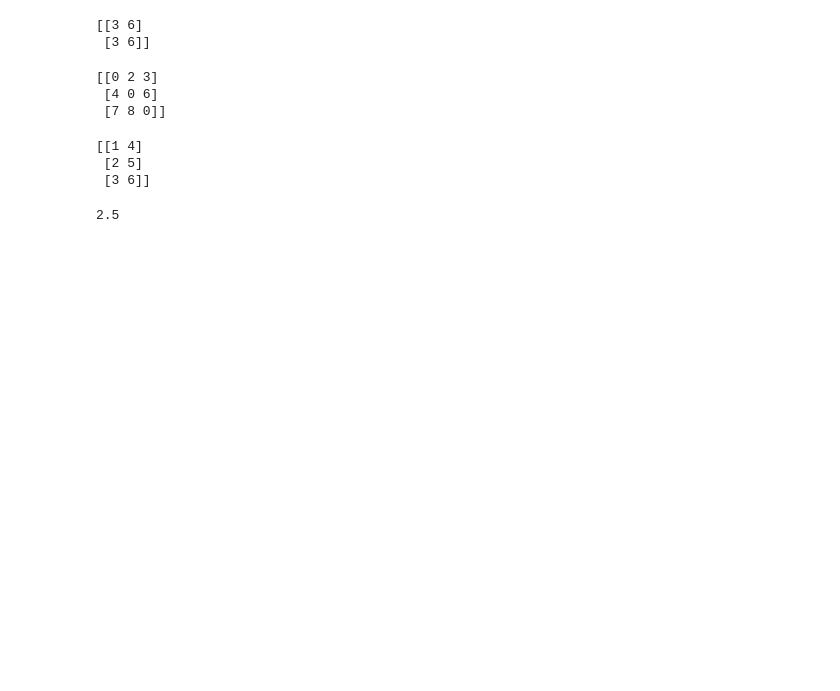
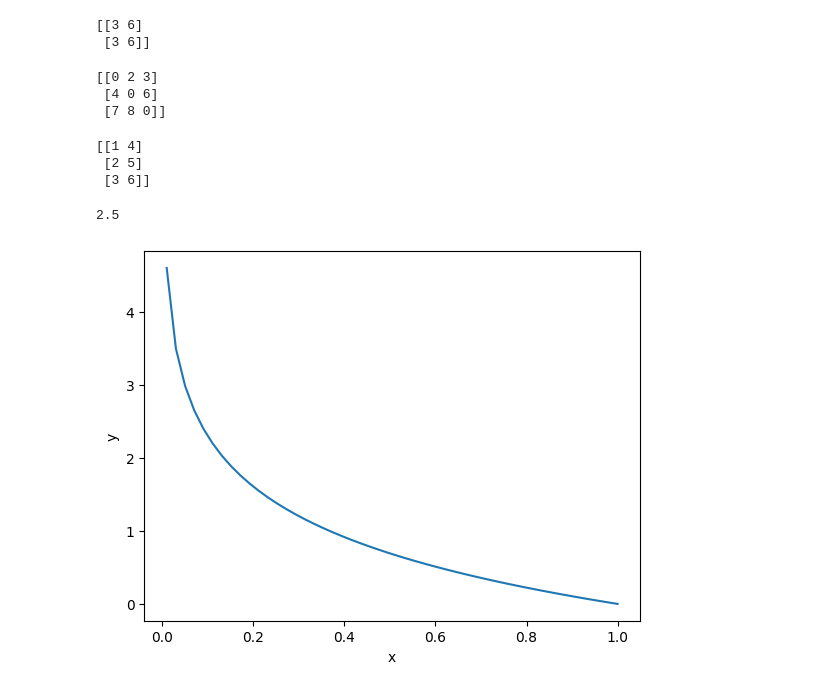
Before and after one commit to domonjo01/colaboratory, a Jupyter notebook: my_notebook.ipynb, the cells around one changed output. Saved outputs shown, nothing was run; the diff lists cells and outputs as text; code cells hidden in the pictures; blank space fills up the shorter version.

```diff
--- a/my_notebook.ipynb
+++ b/my_notebook.ipynb
@@ -1193,3 +1193,16 @@ t = np.array([2, 2, 2, 2, 2]) # 正解
 print(square_sum(y, t))
 # %% [output]
 2.5
+# %%
+import numpy as np
+import matplotlib.pyplot as plt
+
+x = np.linspace(0.01, 1) # 0はとれない
+y = -np.log(x) # -log x
+
+plt.xlabel("x")
+plt.ylabel("y")
+plt.plot(x, y)
+plt.show()
+# %% [output]
+[figure, added]
```
Also changed, not shown: parts of 1 cell of this notebook.
